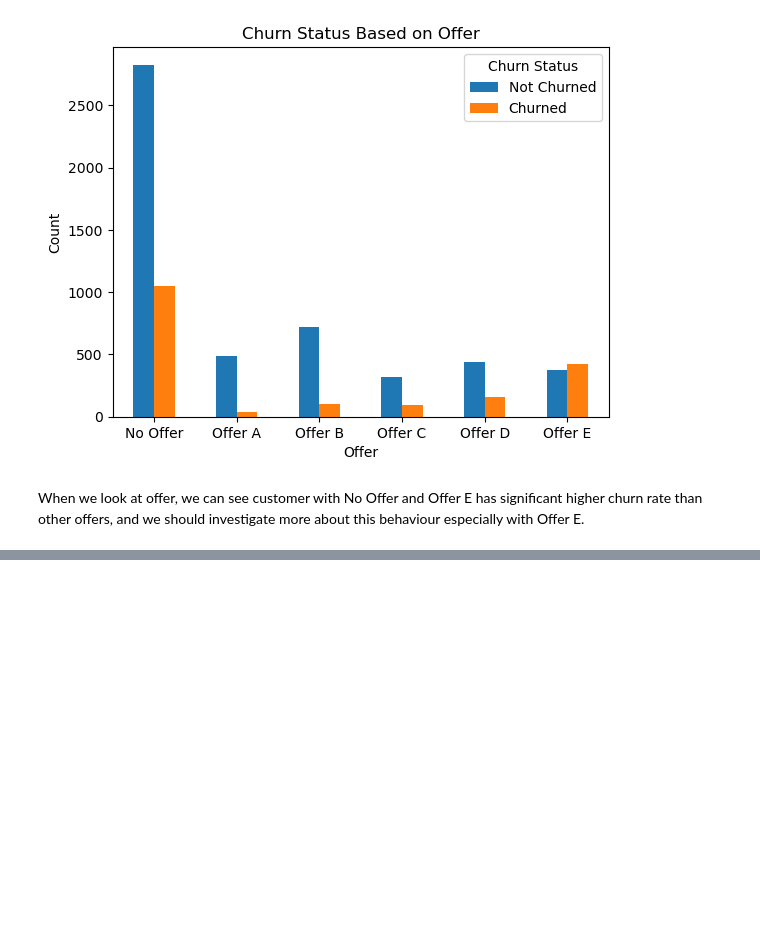
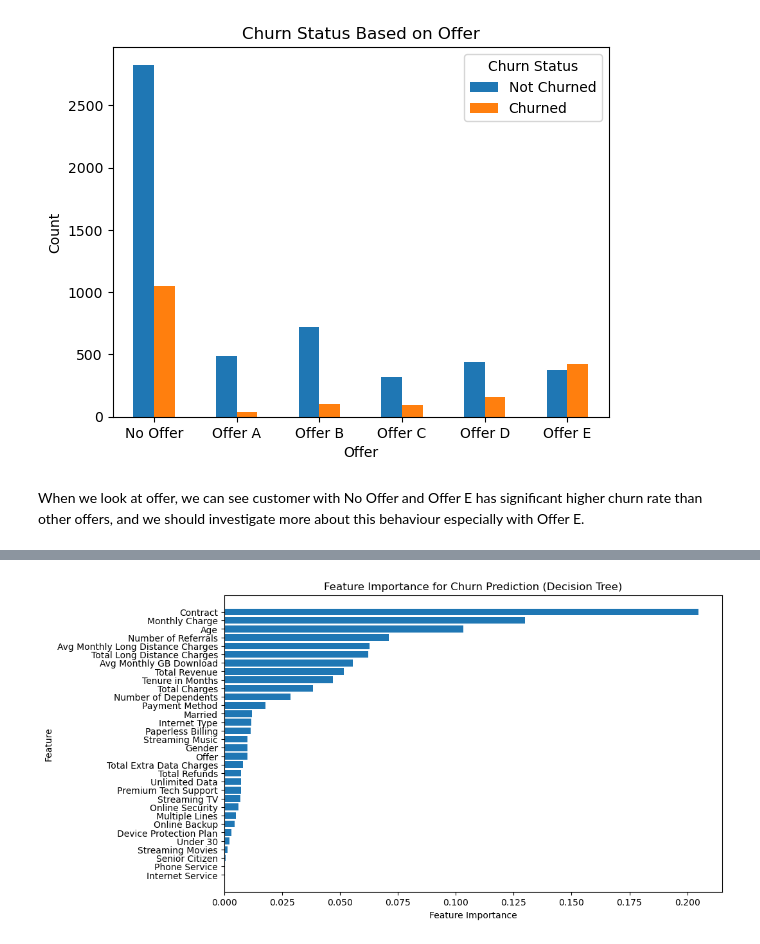
Before and after one commit to Jacky-Lam-CY/PROG74010-DataProject, a Jupyter notebook: PROG74010-DataProject.ipynb, the cells around one changed output, grey strips where cells are left out. Saved outputs shown, nothing was run; the diff lists cells and outputs as text; code cells hidden in the pictures; blank space fills up the shorter version.

```diff
--- a/PROG74010-DataProject.ipynb
+++ b/PROG74010-DataProject.ipynb
@@ -900,0 +912,9 @@ When we look at offer, we can see customer with No Offer and Offer E has signifi
+# %%
+plt.figure(figsize=(10, 6))
+plt.barh(sorted_features, sorted_importances)
+plt.xlabel('Feature Importance')
+plt.ylabel('Feature')
+plt.title('Feature Importance for Churn Prediction (Decision Tree)')
+plt.show()
+# %% [output]
+[figure, added]
```
Also changed, not shown: parts of 10 cells of this notebook.
